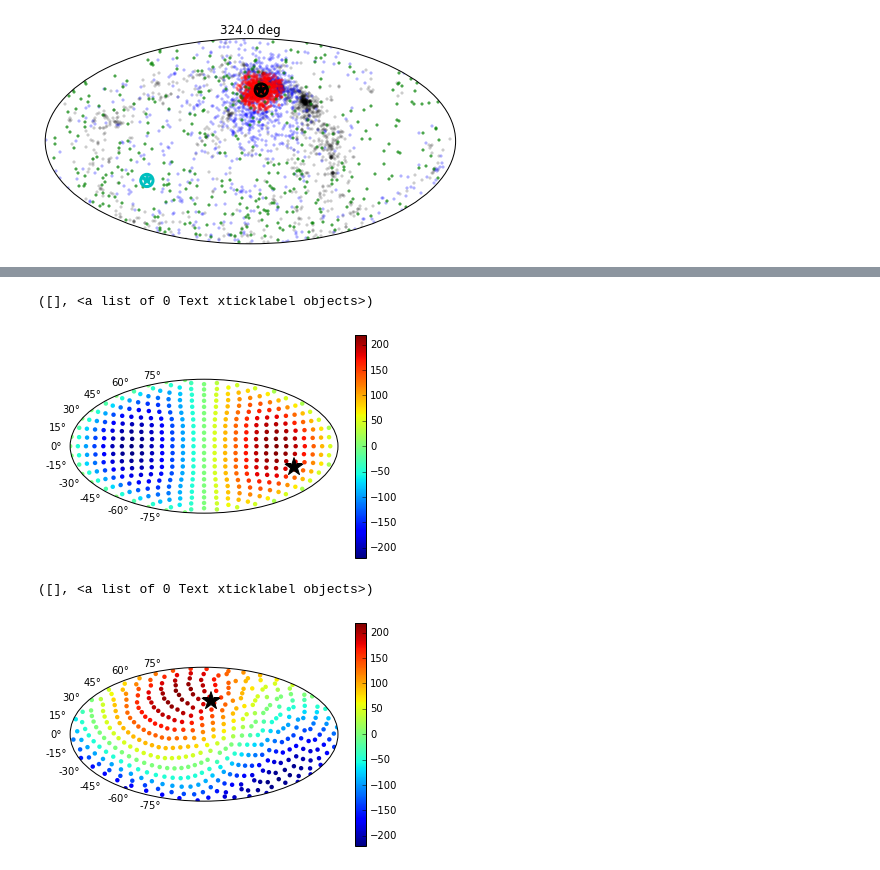
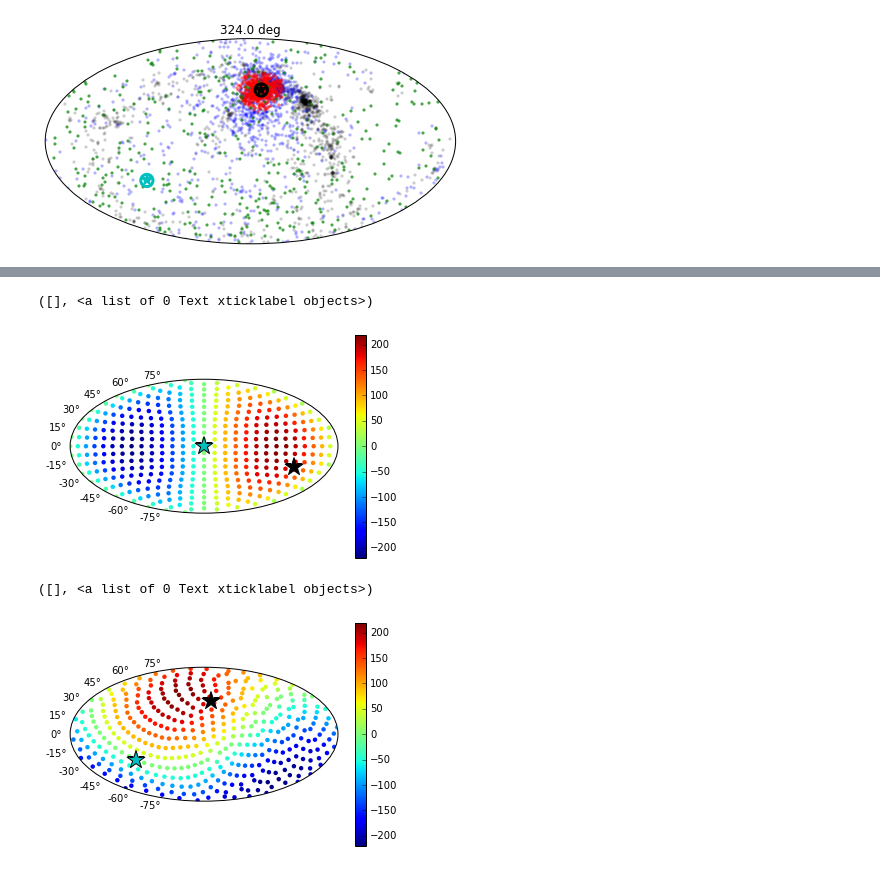
Before and after one commit to eteq/galvis, a Jupyter notebook: ELVIS-GALFA-M31.ipynb, the cells around one changed output, grey strips where cells are left out. Drawn from its saved outputs; the diff is of its cells as text; code cells hidden in the pictures.

```diff
--- a/ELVIS-GALFA-M31.ipynb
+++ b/ELVIS-GALFA-M31.ipynb
@@ -283,7 +362,7 @@ lon  = np.random.rand(n)*360*u.deg
 usr = UnitSphericalRepresentation(lat=lat, lon=lon)
 cart = usr.to_cartesian()
 # %%
-# first map out a roll-less grid of velocities
+#  map out a grid on the sphere
 ntopring = 4
 nlats = 21
 
@@ -297,14 +376,9 @@ for l in ringlats.to(u.deg):
     lons.extend(np.linspace(0, 360, n, False))
     lats.extend([l.value]*n)
 
-lats = lats*u.deg
-lons = lons*u.deg
 
-# this plots the above in 3D to make sure it's evenly sampled
-rep = UnitSphericalRepresentation(lons, lats).to_cartesian()
+# velocities in the LSR converted to a galactic-fixed frame
+vrot = 220*u.km/u.s
 
-fig = plt.figure()
-ax = plt.subplot(projection='3d')
-ax.scatter3D(rep.x, rep.y, rep.z)
-
-lats.size
+sc = SkyCoord(l=lons*u.deg, b=lats*u.deg, frame='galactic')
+vr = sc.cartesian.y*vrot
@@ -314,28 +385,24 @@ lats.size
-# %%
-# velocities in the LSR converted to a galactic-fixed frame
-vrot = 220*u.km/u.s
-
-sc = SkyCoord(rep, frame='galactic')
-vr = sc.cartesian.y*vrot
 # %%
 ax = plt.subplot(projection='hammer')
 scat = ax.scatter(*coo_to_scatter_inputs(sc), c=vr, lw=0)
 plt.colorbar(scat)
 
 ax.scatter(*coo_to_scatter_inputs(m31.galactic), c='k', marker='*', s=350)
+ax.scatter(*coo_to_scatter_inputs(data_loaders.galactic_center.galactic), c='c', marker='*', s=350)
 
 plt.xticks([])
 # %% [output]
 ([], <a list of 0 Text xticklabel objects>)
-[figure, old version]
+[figure, new version]
 # %%
 ax = plt.subplot(projection='hammer')
 scat = ax.scatter(*coo_to_scatter_inputs(sc.icrs), c=vr, lw=0)
 plt.colorbar(scat)
 
 ax.scatter(*coo_to_scatter_inputs(m31.icrs), c='k', marker='*', s=350)
+ax.scatter(*coo_to_scatter_inputs(data_loaders.galactic_center.icrs), c='c', marker='*', s=350)
 
 plt.xticks([])
 # %% [output]
 ([], <a list of 0 Text xticklabel objects>)
-[figure, old version]
+[figure, new version]
```
Also changed, not shown: parts of 9 cells of this notebook, 1 other file.
